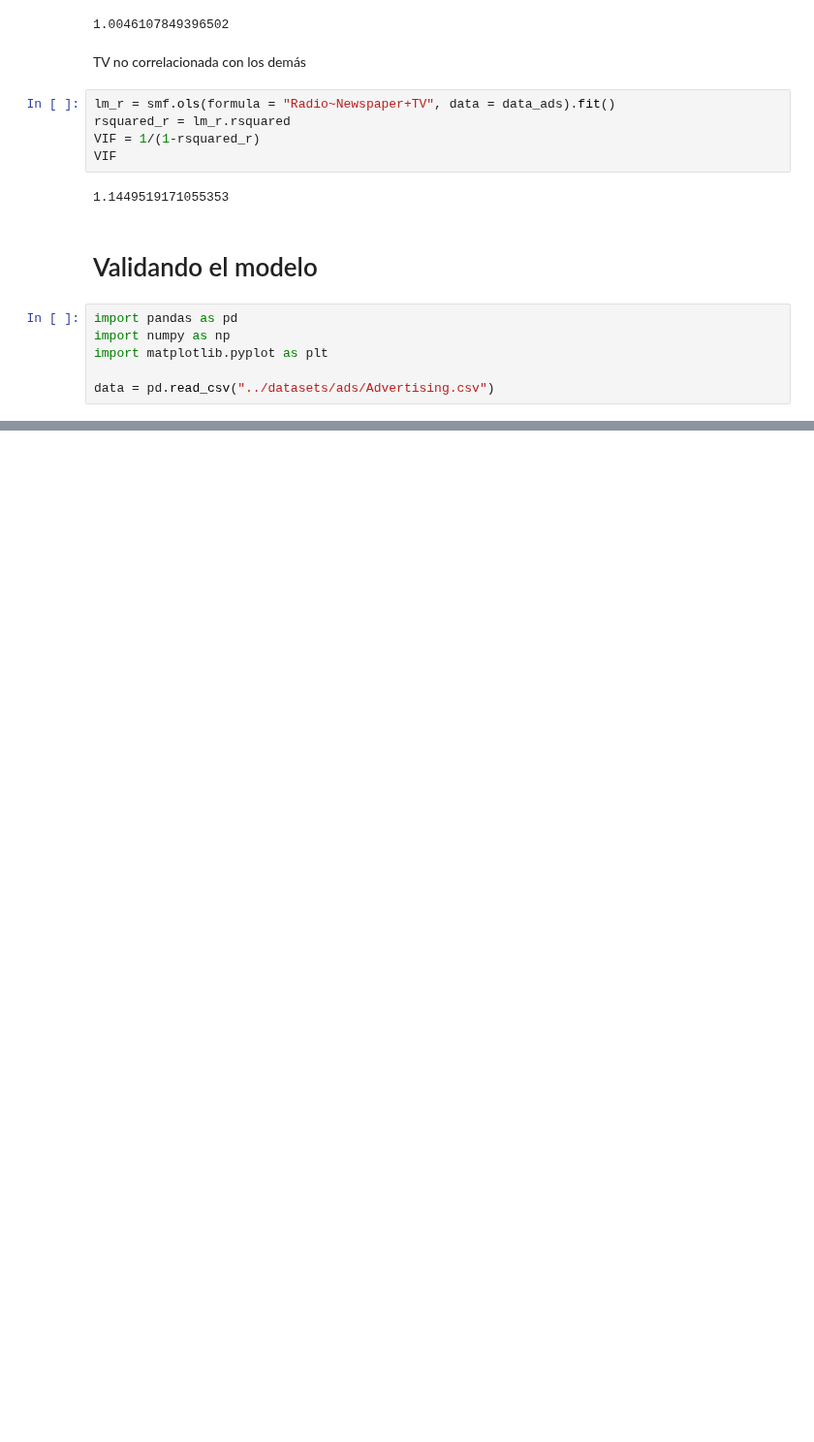
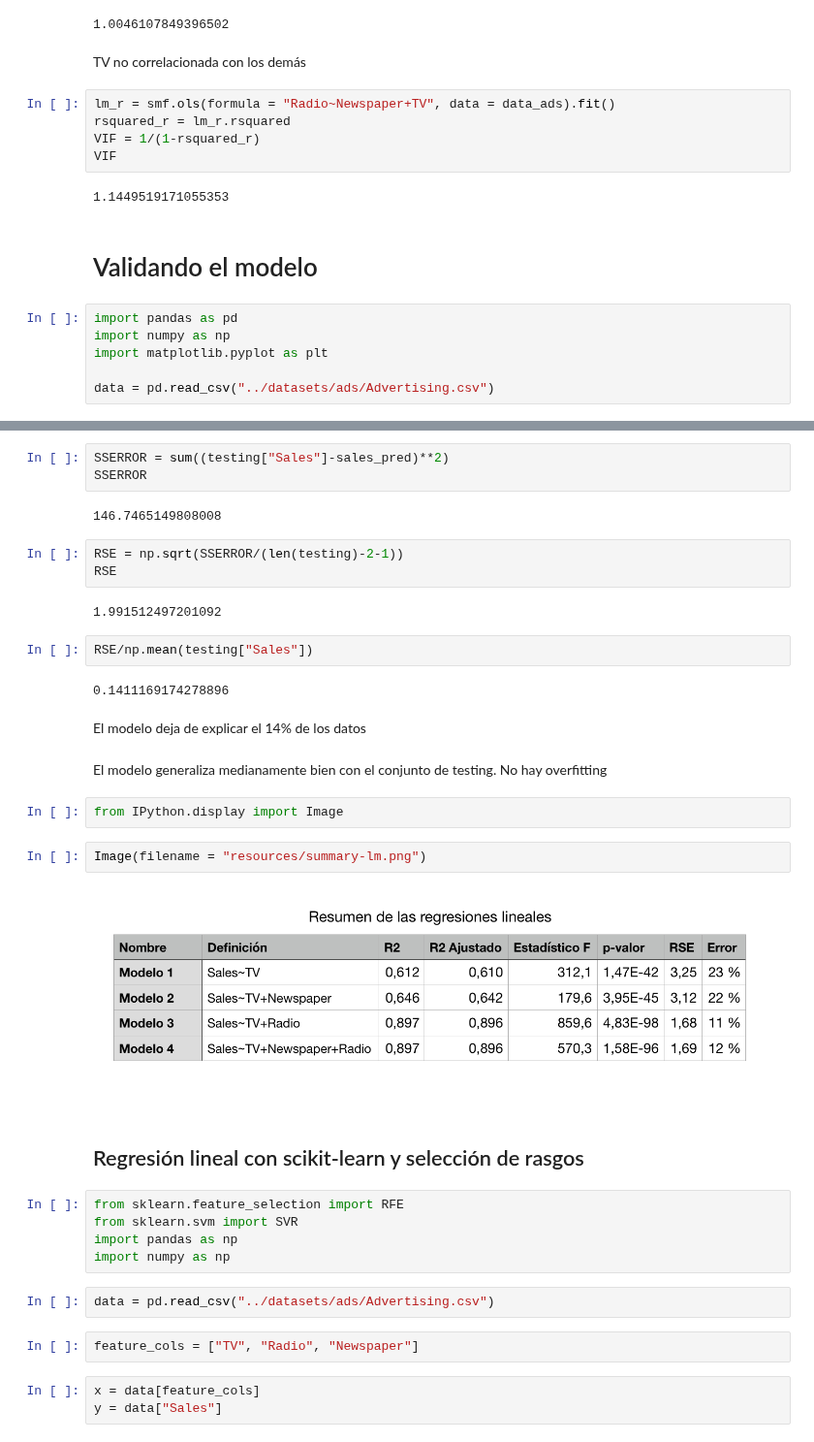
Before and after one commit to Chefi/python-ml-course, a Jupyter notebook: notebooks/Modelos de Regresion en Python Mi Notebook.ipynb, the cells around one changed output, grey strips where cells are left out. Shown at 97% size. Saved outputs shown, nothing was run; the diff lists cells and outputs as text; blank space fills up the shorter version.

```diff
--- a/notebooks/Modelos de Regresion en Python Mi Notebook.ipynb
+++ b/notebooks/Modelos de Regresion en Python Mi Notebook.ipynb
@@ -396,0 +476,38 @@ data = pd.read_csv("../datasets/ads/Advertising.csv")
+# %%
+SSERROR = sum((testing["Sales"]-sales_pred)**2)
+SSERROR
+# %% [output]
+146.7465149808008
+# %%
+RSE = np.sqrt(SSERROR/(len(testing)-2-1))
+RSE
+# %% [output]
+1.991512497201092
+# %%
+RSE/np.mean(testing["Sales"])
+# %% [output]
+0.1411169174278896
+# %% [markdown]
+El modelo deja de explicar el 14% de los datos
+# %% [markdown]
+El modelo generaliza medianamente bien con el conjunto de testing. No hay overfitting
+# %%
+from IPython.display import Image
+# %%
+Image(filename = "resources/summary-lm.png")
+# %% [output]
+[figure, added]
+# %% [markdown]
+## Regresión lineal con scikit-learn y selección de rasgos
+# %%
+from sklearn.feature_selection import RFE
+from sklearn.svm import SVR
+import pandas as np
+import numpy as np
+# %%
+data = pd.read_csv("../datasets/ads/Advertising.csv")
+# %%
+feature_cols = ["TV", "Radio", "Newspaper"]
+# %%
+x = data[feature_cols]
+y = data["Sales"]
```
Also changed, not shown: parts of 21 cells of this notebook.
